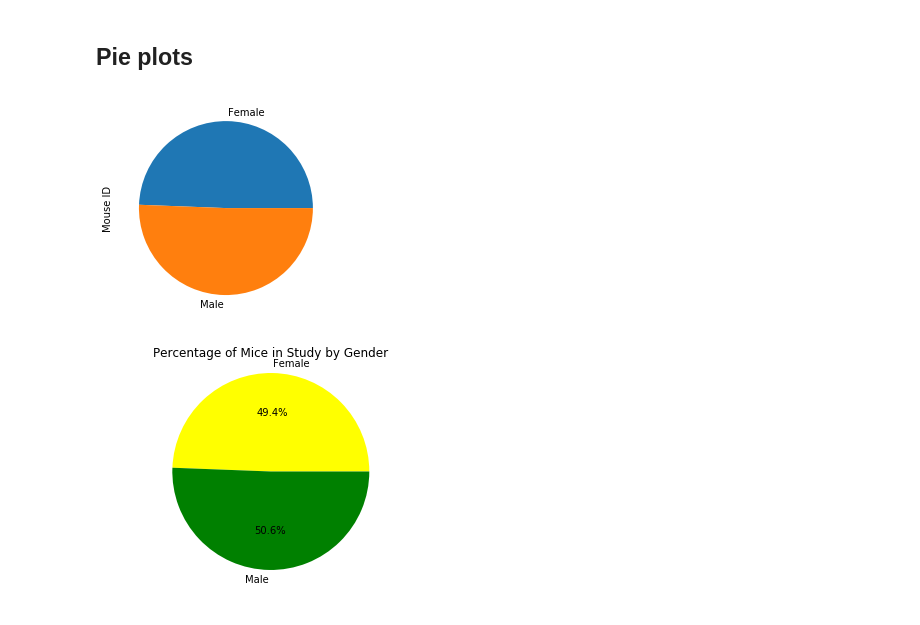
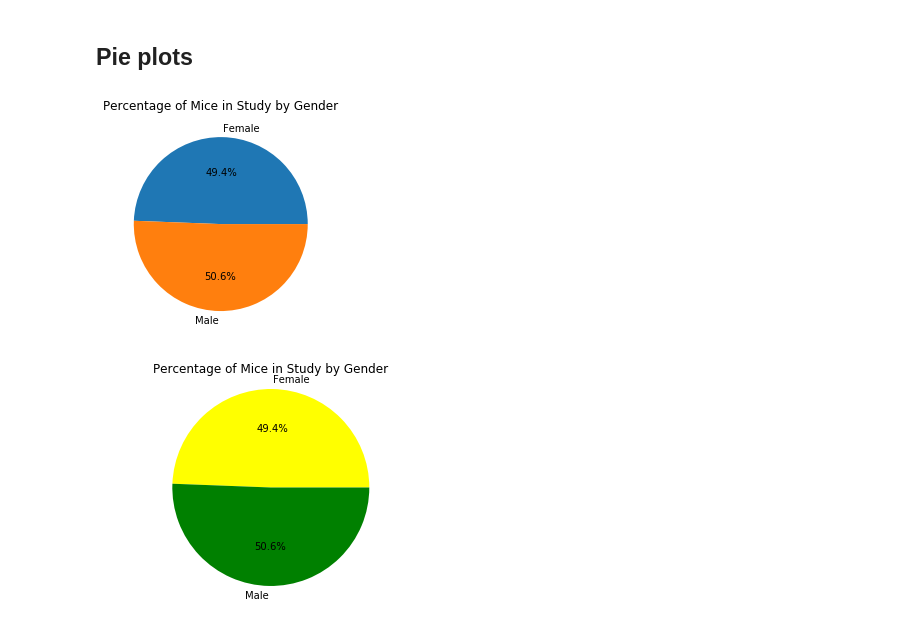
Before and after one commit to BeLacy87/MatPlotLibchallenge, a Jupyter notebook: pymaceuticals_starter.ipynb, the cells around one changed output. Drawn from its saved outputs; the diff is of its cells as text; code cells hidden in the pictures.

```diff
--- a/pymaceuticals_starter.ipynb
+++ b/pymaceuticals_starter.ipynb
@@ -96,13 +95,15 @@ plt.show()
 # %%
 # Generate a pie plot showing the distribution of female versus male mice using pandas
 gender=merge_table.groupby(['Sex'])
 gender_df=pd.DataFrame(gender.count())
-gender_df=gender_df.loc[: , "Mouse ID"]
-gender_df.plot(kind='pie')
+gender1_df=gender_df.loc[: , "Mouse ID"]
+
+plt.pie(gender1_df, labels=gender1_df.index.values, autopct="%1.1f%%")
+plt.title("Percentage of Mice in Study by Gender")
+
 plt.show()
-#QUESTION: how to set proper y-axis?
 # %% [output]
-[figure, old version]
+[figure, new version]
 # %%
 # Generate a pie plot showing the distribution of female versus male mice using pyplot
 #group customers by gender
```
Also changed, not shown: parts of 10 cells of this notebook.
